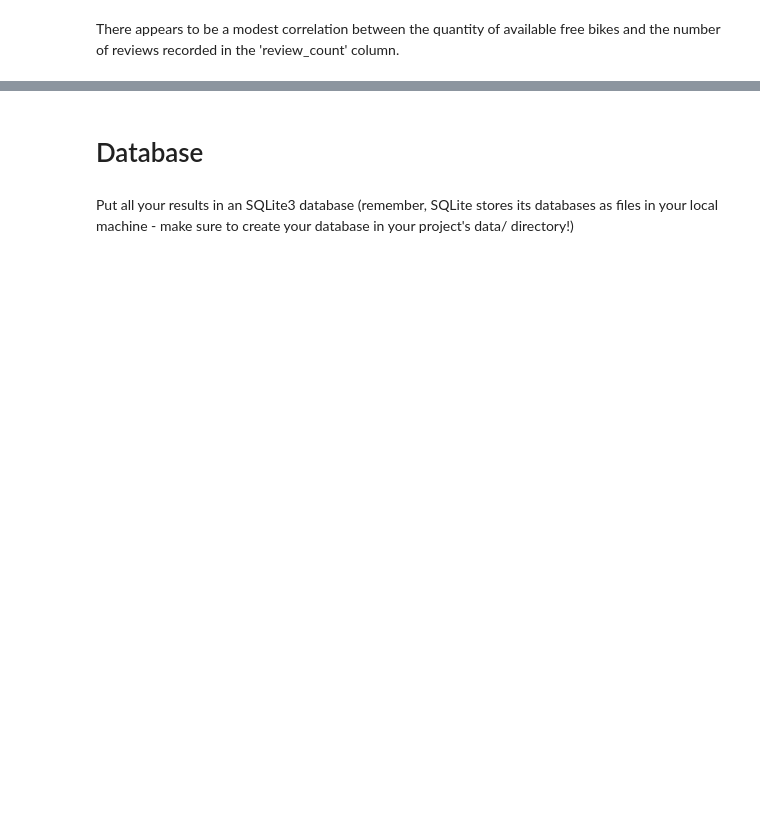
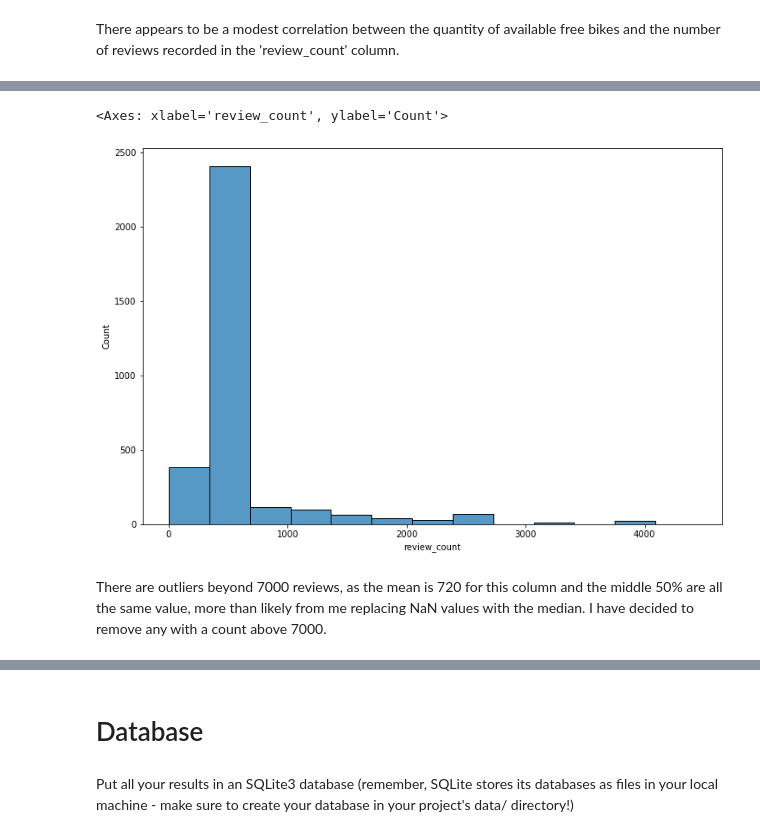
Before and after one commit to Kanustu/CityBikes-Statistical-Modeling, a Jupyter notebook: notebooks/joining_data.ipynb, the cells around one changed output, grey strips where cells are left out. Drawn from its saved outputs; the diff is of its cells as text; code cells hidden in the pictures; blank space fills up the shorter version.

```diff
--- a/notebooks/joining_data.ipynb
+++ b/notebooks/joining_data.ipynb
@@ -84,0 +146,9 @@ There appears to be a modest correlation between the quantity of available free
+# %%
+fig = plt.gcf()
+fig.set_size_inches(12, 8)
+sns.histplot(data = station_poi_df, x =station_poi_df['review_count'])
+# %% [output]
+<Axes: xlabel='review_count', ylabel='Count'>
+[figure, added]
+# %% [markdown]
+There are outliers beyond 7000 reviews, as the mean is 720 for this column and the middle 50% are all the same value, more than likely from me replacing NaN values with the median. I have decided to remove any with a count above 7000.
```
Also changed, not shown: parts of 13 cells of this notebook.
